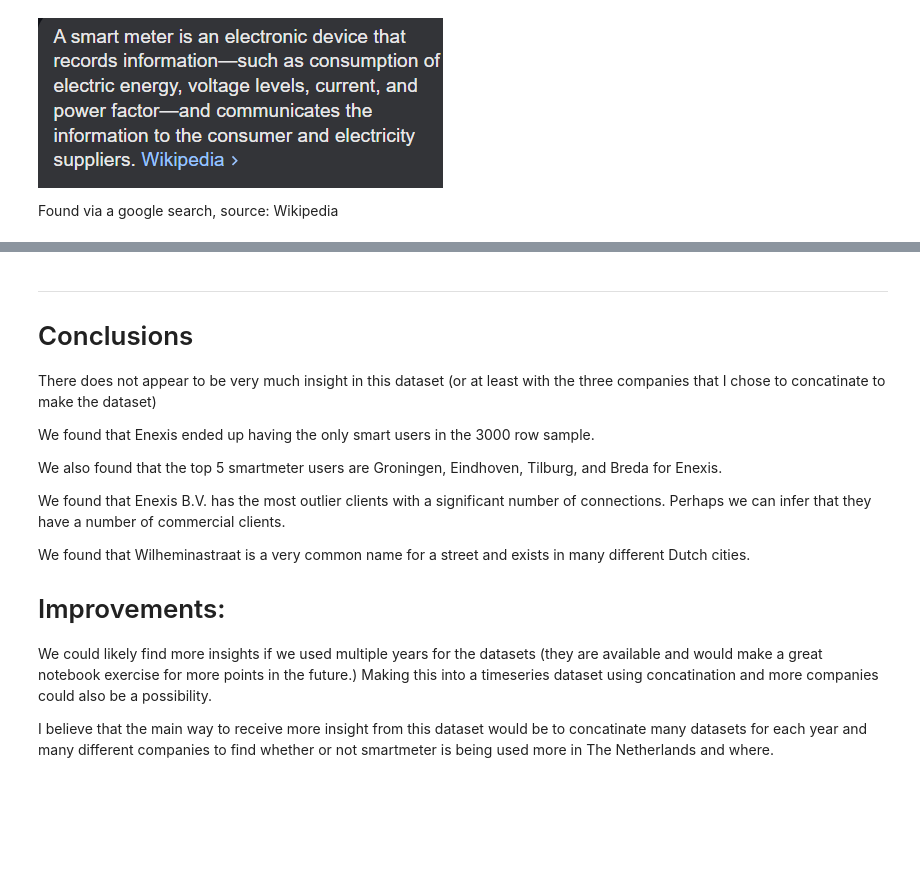
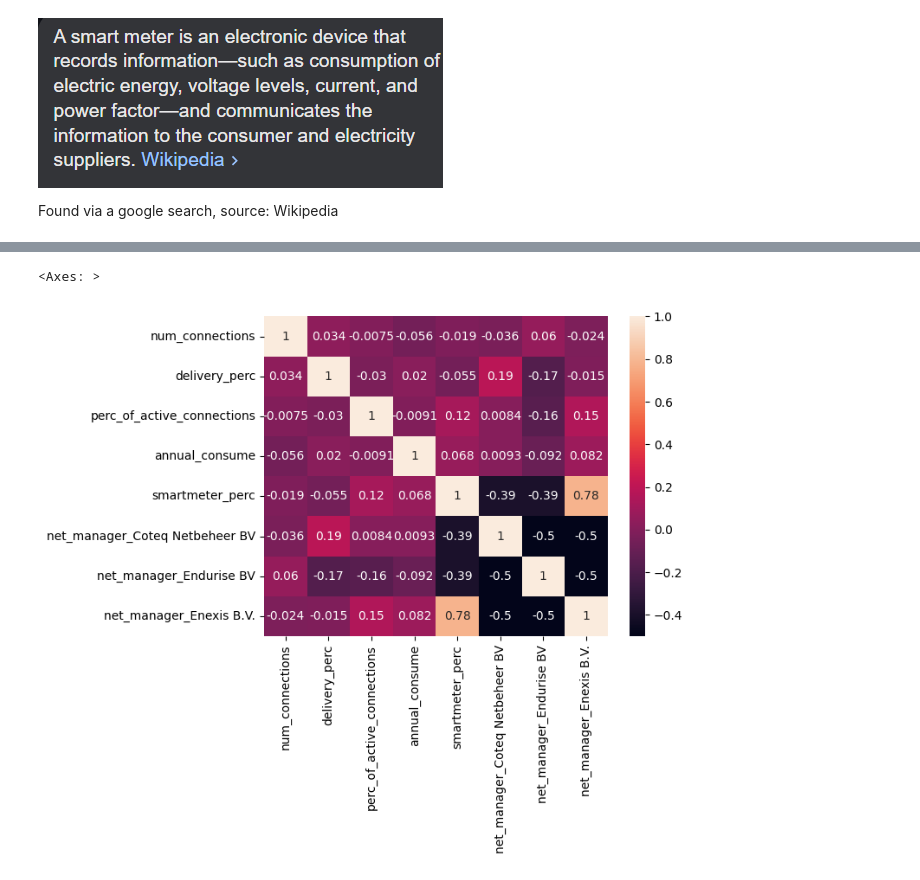
Before and after one commit to jehuhta/Intro_Data_Analytics_Huhta_Jeremy_Spring2025, a Jupyter notebook: Exercises_3_Seaborn/5_Advanced_Exercise_Extra_Dataset.ipynb, the cells around one changed output, grey strips where cells are left out. Cells and saved outputs as stored; diff of their text form; code cells hidden in the pictures; blank space fills up the shorter version.

Commit message:
Final commit for Seaborn exercises.

```diff
--- a/Exercises_3_Seaborn/5_Advanced_Exercise_Extra_Dataset.ipynb
+++ b/Exercises_3_Seaborn/5_Advanced_Exercise_Extra_Dataset.ipynb
@@ -355,21 +205,15 @@ Name: count, dtype: int64
-# %% [markdown]
----
-# Conclusions
-
-There does not appear to be very much insight in this dataset (or at least with the three companies that I chose to concatinate to make the dataset)
-
-We found that Enexis ended up having the only smart users in the 3000 row sample.
-
-We also found that the top 5 smartmeter users are Groningen, Eindhoven, Tilburg, and Breda for Enexis.
-
-We found that Enexis B.V. has the most outlier clients with a significant number of connections. Perhaps we can infer that they have a number of commercial clients.
-
-We found that Wilheminastraat is a very common name for a street and exists in many different
-Dutch cities.
-
-
-# Improvements:
-
-We could likely find more insights if we used multiple years for the datasets (they are available and would make a great notebook exercise for more points in the future.) Making this into a timeseries dataset using concatination and more companies could also be a possibility.
-
-I believe that the main way to receive more insight from this dataset would be to concatinate many datasets for each year and many different companies to find whether or not smartmeter is being used more in The Netherlands and where.
+# %%
+# One hot encoder. Turning categorical variables to binary in separate columns.
+from sklearn.preprocessing import OneHotEncoder
+variables = ['net_manager']
+
+encoder = OneHotEncoder(sparse_output=False).set_output(transform='pandas')
+one_hot_encoded = encoder.fit_transform(df[variables]).astype(int)
+df_temp = pd.concat([df, one_hot_encoded], axis=1).drop(columns=variables)
+# %%
+# Then turning into a heatmap again to take another look.
+correlation = df_temp.corr(numeric_only=True)
+sns.heatmap(correlation, annot=True)
+# %% [output]
+<Axes: >
+[figure, added]
```
Also changed, not shown: parts of 33 cells of this notebook, 4 other files.
